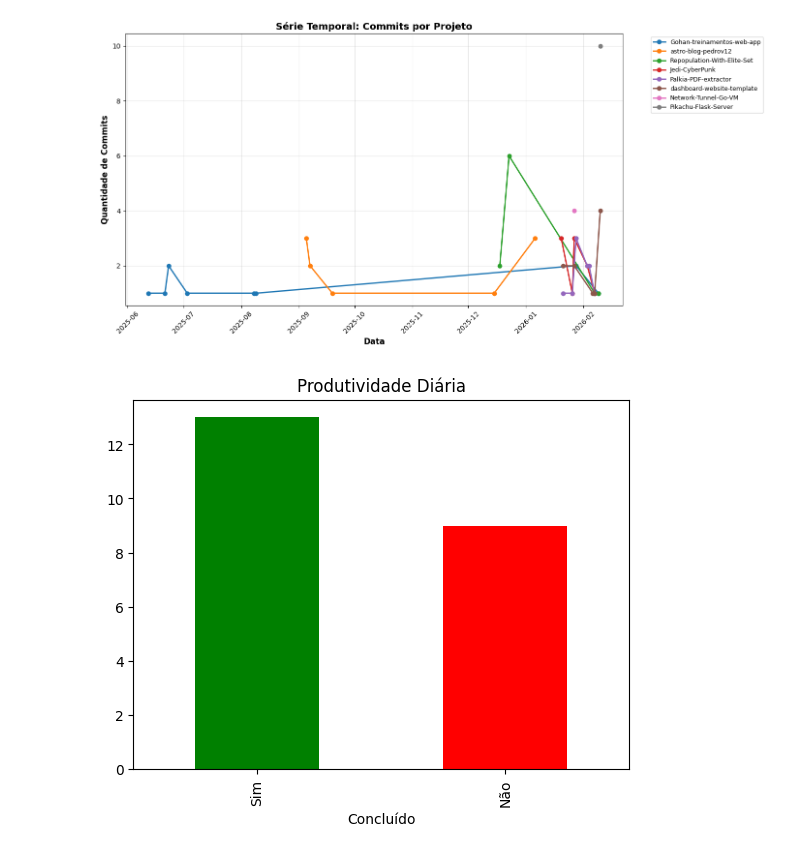
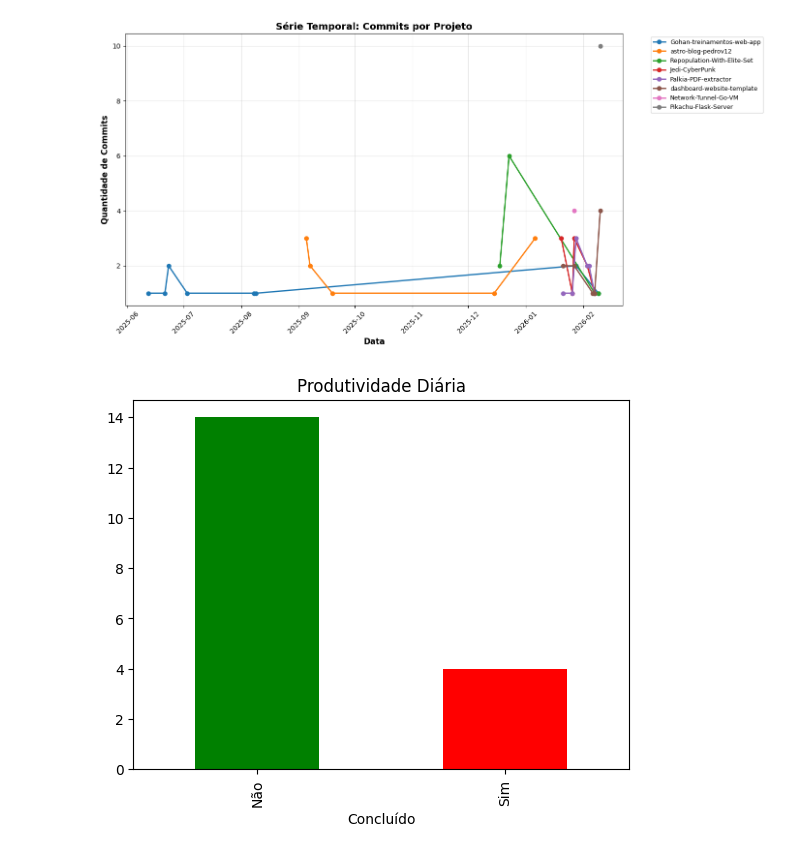
Before and after one commit to PedroVic12/Pikachu-Flask-Server, a Jupyter notebook: batcaverna/batcaverna-project/scripts/nb.ipynb, the cells around one changed output. Saved outputs shown, nothing was run; the diff lists cells and outputs as text; code cells hidden in the pictures.

```diff
--- a/batcaverna/batcaverna-project/scripts/nb.ipynb
+++ b/batcaverna/batcaverna-project/scripts/nb.ipynb
@@ -349,18 +349,18 @@ GERANDO GRÁFICO DE SÉRIE TEMPORAL
 # %%
 import pandas as pd
 import matplotlib.pyplot as plt
 
 # Ler o arquivo
 df = pd.read_excel(
-    "/home/pedrov12/Documentos/GitHub/Pikachu-Flask-Server/batcaverna/planilhas/Projeto_Tarefas_04_02_2026.xlsx"
+    "/home/pedrov12/Documentos/GitHub/Pikachu-Flask-Server/batcaverna/planilhas/Tarefas_PLC_ONS_10_02_2026.xlsx"
 )
 
 # Contar Status
 status_counts = df["Concluído"].value_counts()
 
 # Plotar
 status_counts.plot(kind="bar", color=["green", "red"])
 plt.title("Produtividade Diária")
 plt.show()
 # %% [output]
-[figure, old version]
+[figure, new version]
```
Also changed, not shown: parts of 1 cell of this notebook, 3 other files.
